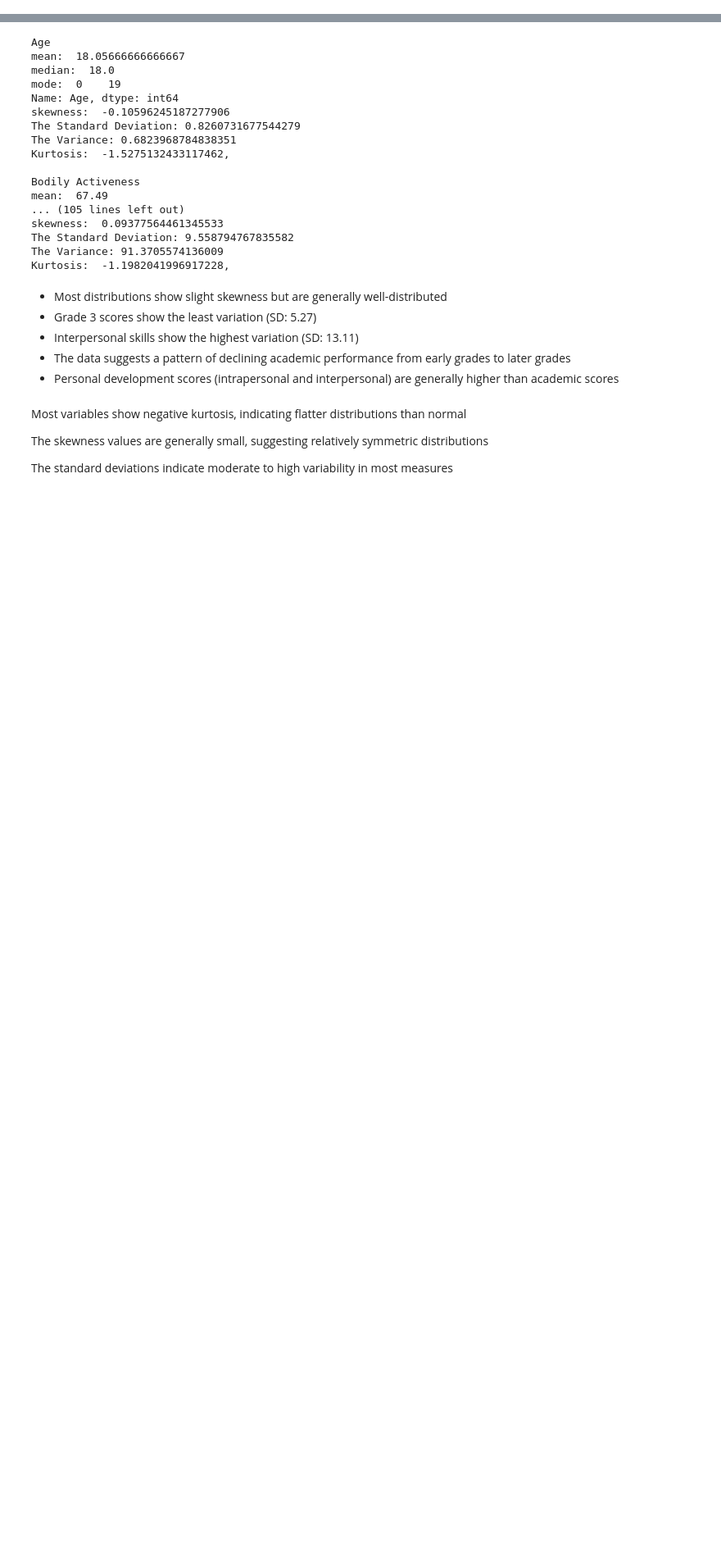
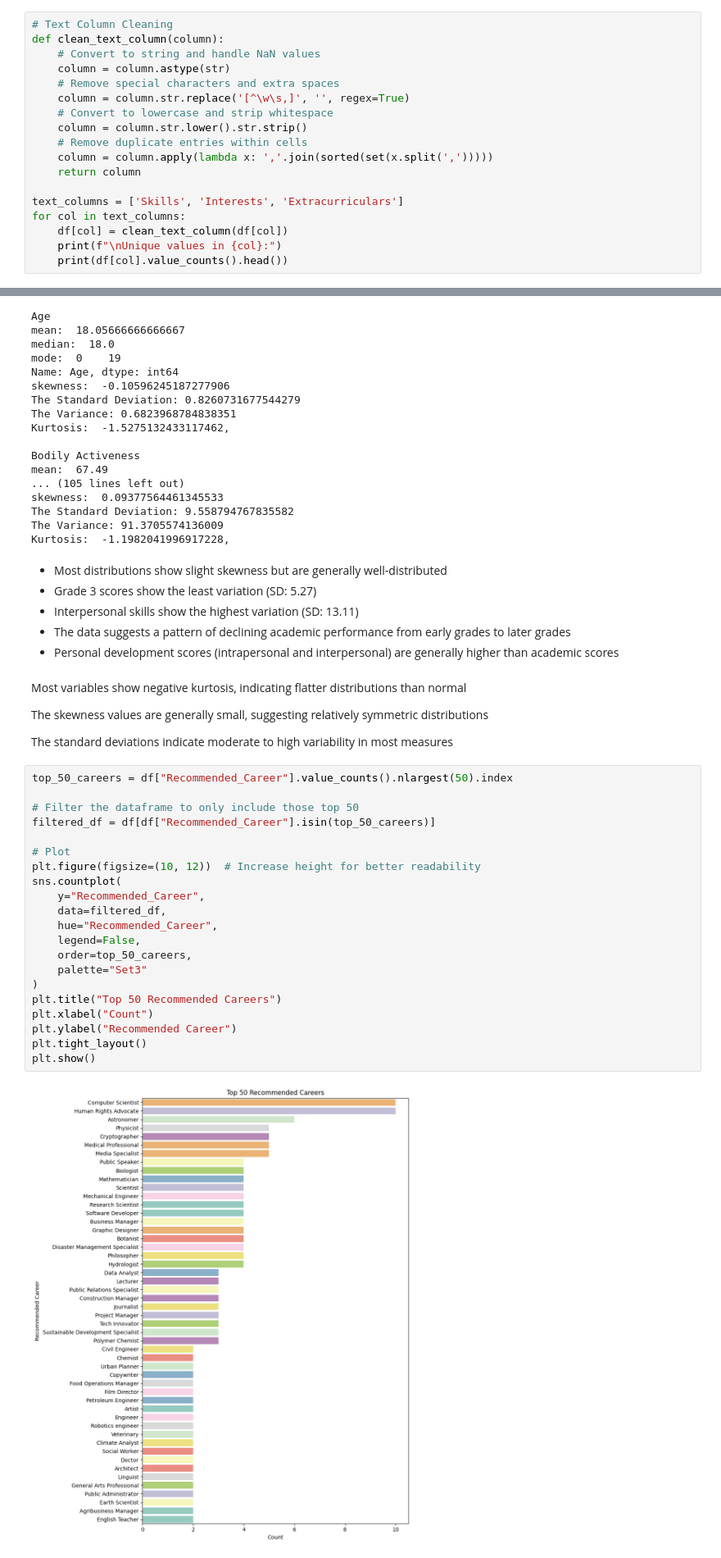
Before and after one commit to MachukaJoy/study-engine, a Jupyter notebook: studentsanalysis.ipynb, the cells around one changed output, grey strips where cells are left out. Shown at 82% size. Cells and saved outputs as stored; diff of their text form; blank space fills up the shorter version.

```diff
--- a/studentsanalysis.ipynb
+++ b/studentsanalysis.ipynb
@@ -147,3 +147,21 @@ plt.show()
 [figure]
 # %% [markdown]
 We do not have outliers with our data
+# %%
+# Text Column Cleaning
+def clean_text_column(column):
+    # Convert to string and handle NaN values
+    column = column.astype(str)
+    # Remove special characters and extra spaces
+    column = column.str.replace('[^\w\s,]', '', regex=True)
+    # Convert to lowercase and strip whitespace
+    column = column.str.lower().str.strip()
+    # Remove duplicate entries within cells
+    column = column.apply(lambda x: ','.join(sorted(set(x.split(',')))))
+    return column
+
+text_columns = ['Skills', 'Interests', 'Extracurriculars']
+for col in text_columns:
+    df[col] = clean_text_column(df[col])
+    print(f"\nUnique values in {col}:")
+    print(df[col].value_counts().head())
@@ -218,3 +254,26 @@ Most variables show negative kurtosis, indicating flatter distributions than nor
 The skewness values are generally small, suggesting relatively symmetric distributions
 
 The standard deviations indicate moderate to high variability in most measures
+# %%
+top_50_careers = df["Recommended_Career"].value_counts().nlargest(50).index
+
+# Filter the dataframe to only include those top 50
+filtered_df = df[df["Recommended_Career"].isin(top_50_careers)]
+
+# Plot
+plt.figure(figsize=(10, 12))  # Increase height for better readability
+sns.countplot(
+    y="Recommended_Career",
+    data=filtered_df,
+    hue="Recommended_Career",
+    legend=False,
+    order=top_50_careers,
+    palette="Set3"
+)
+plt.title("Top 50 Recommended Careers")
+plt.xlabel("Count")
+plt.ylabel("Recommended Career")
+plt.tight_layout()
+plt.show()
+# %% [output]
+[figure, added]
```
Also changed, not shown: parts of 25 cells of this notebook.
